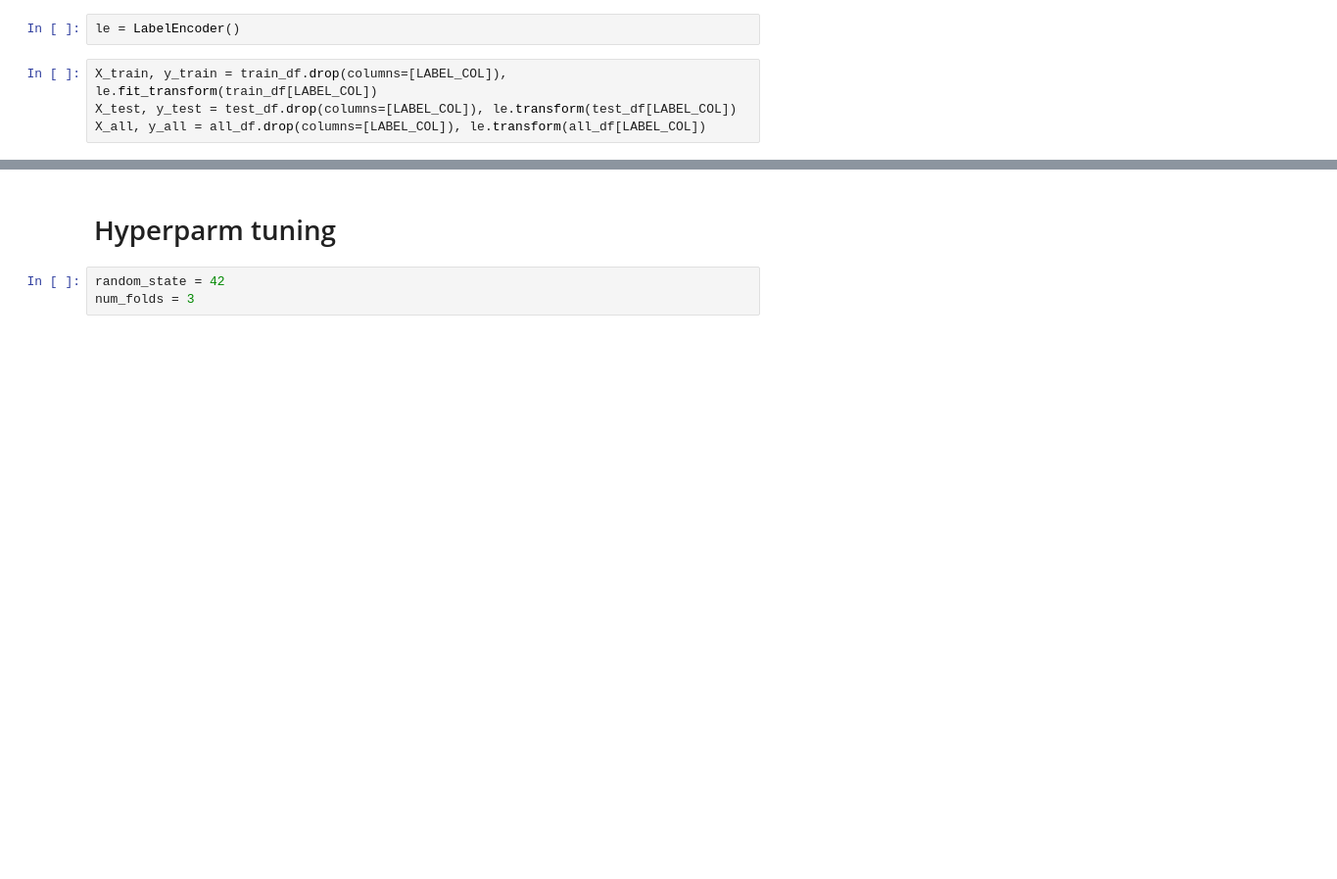
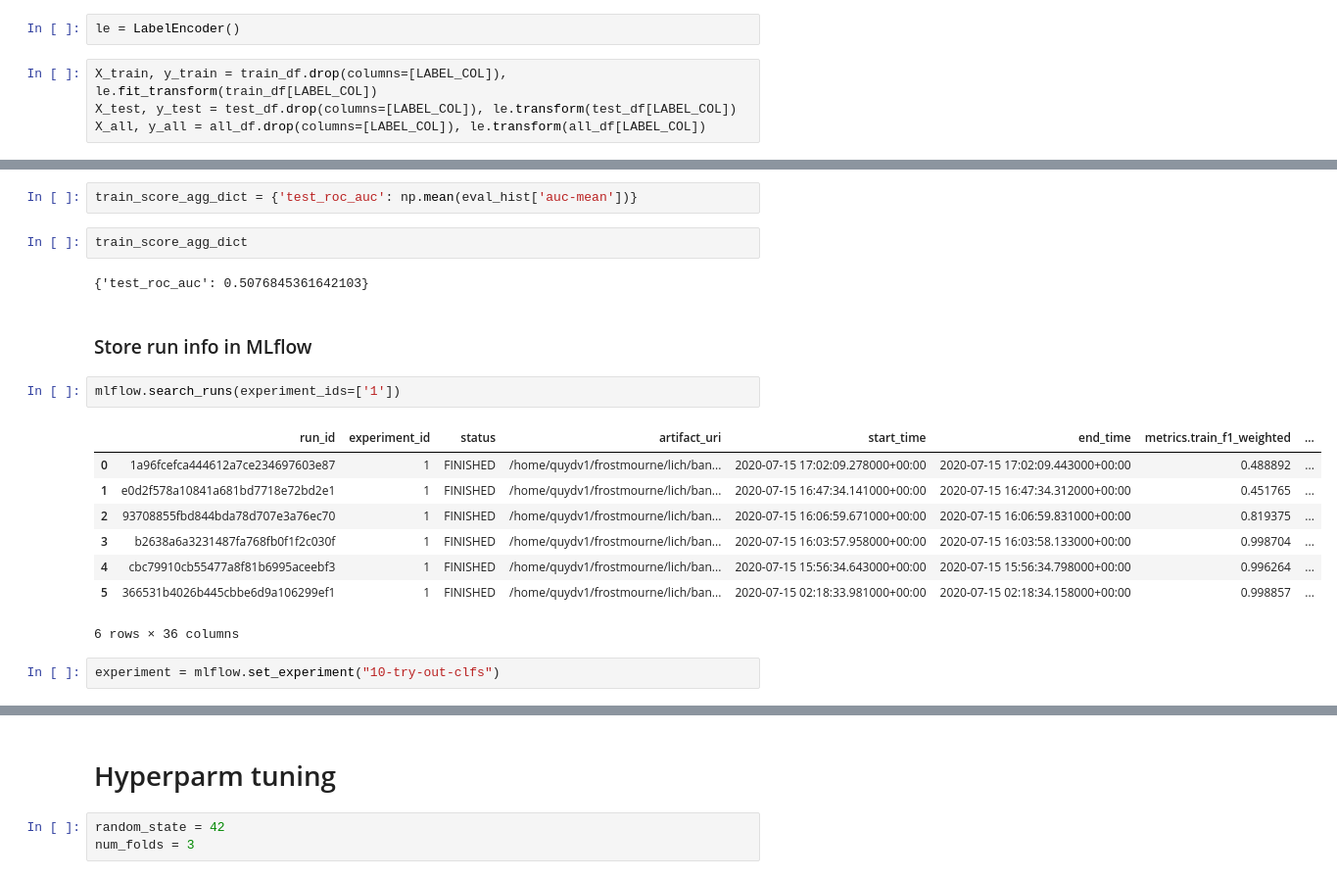
Before and after one commit to dvquy13/banksim, a Jupyter notebook: notebooks/05_model_lgb.ipynb, the cells around one changed output, grey strips where cells are left out. Shown: that part at 98% size. Saved outputs shown, nothing was run; the diff lists cells and outputs as text; blank space fills up the shorter version.

Commit message:
exp/11 Experiment with default LightGBM

```diff
--- a/notebooks/04_model_hyper-param-tuning.ipynb
+++ b/notebooks/05_model_lgb.ipynb
@@ -90,0 +147,21 @@ X_all, y_all = all_df.drop(columns=[LABEL_COL]), le.transform(all_df[LABEL_COL])
+# %%
+train_score_agg_dict = {'test_roc_auc': np.mean(eval_hist['auc-mean'])}
+# %%
+train_score_agg_dict
+# %% [output]
+{'test_roc_auc': 0.5076845361642103}
+# %% [markdown]
+### Store run info in MLflow
+# %%
+mlflow.search_runs(experiment_ids=['1'])
+# %% [output]
+|  | run_id | experiment_id | status | artifact_uri | start_time | end_time | metrics.train_f1_weighted | ... |
+| 0 | 1a96fcefca444612a7ce234697603e87 | 1 | FINISHED | /home/quydv1/frostmourne/lich/ban... | 2020-07-15 17:02:09.278000+00:00 | 2020-07-15 17:02:09.443000+00:00 | 0.488892 | ... |
+| 1 | e0d2f578a10841a681bd7718e72bd2e1 | 1 | FINISHED | /home/quydv1/frostmourne/lich/ban... | 2020-07-15 16:47:34.141000+00:00 | 2020-07-15 16:47:34.312000+00:00 | 0.451765 | ... |
+| 2 | 93708855fbd844bda78d707e3a76ec70 | 1 | FINISHED | /home/quydv1/frostmourne/lich/ban... | 2020-07-15 16:06:59.671000+00:00 | 2020-07-15 16:06:59.831000+00:00 | 0.819375 | ... |
+| 3 | b2638a6a3231487fa768fb0f1f2c030f | 1 | FINISHED | /home/quydv1/frostmourne/lich/ban... | 2020-07-15 16:03:57.958000+00:00 | 2020-07-15 16:03:58.133000+00:00 | 0.998704 | ... |
+| 4 | cbc79910cb55477a8f81b6995aceebf3 | 1 | FINISHED | /home/quydv1/frostmourne/lich/ban... | 2020-07-15 15:56:34.643000+00:00 | 2020-07-15 15:56:34.798000+00:00 | 0.996264 | ... |
+| 5 | 366531b4026b445cbbe6d9a106299ef1 | 1 | FINISHED | /home/quydv1/frostmourne/lich/ban... | 2020-07-15 02:18:33.981000+00:00 | 2020-07-15 02:18:34.158000+00:00 | 0.998857 | ... |
+6 rows × 36 columns
+# %%
+experiment = mlflow.set_experiment("10-try-out-clfs")
```
Also changed, not shown: parts of 20 cells of this notebook.
